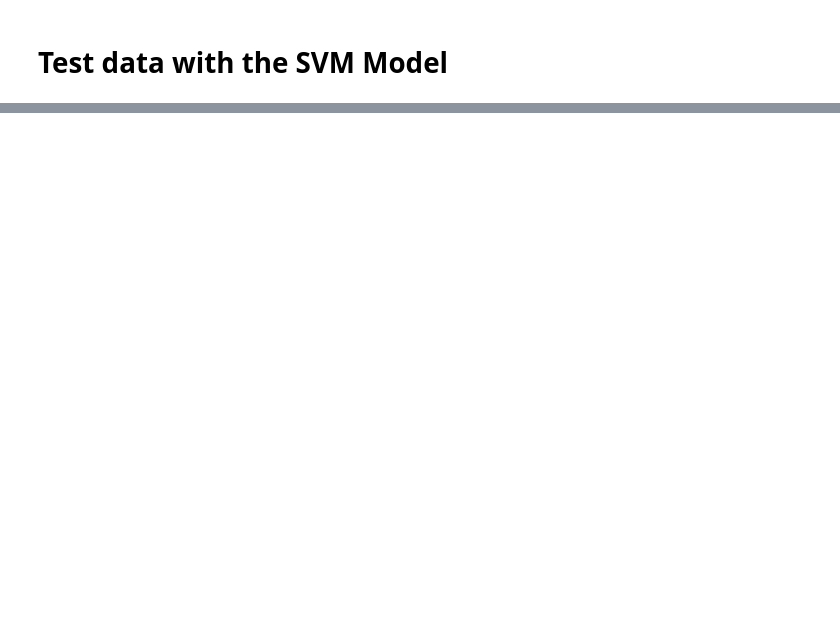
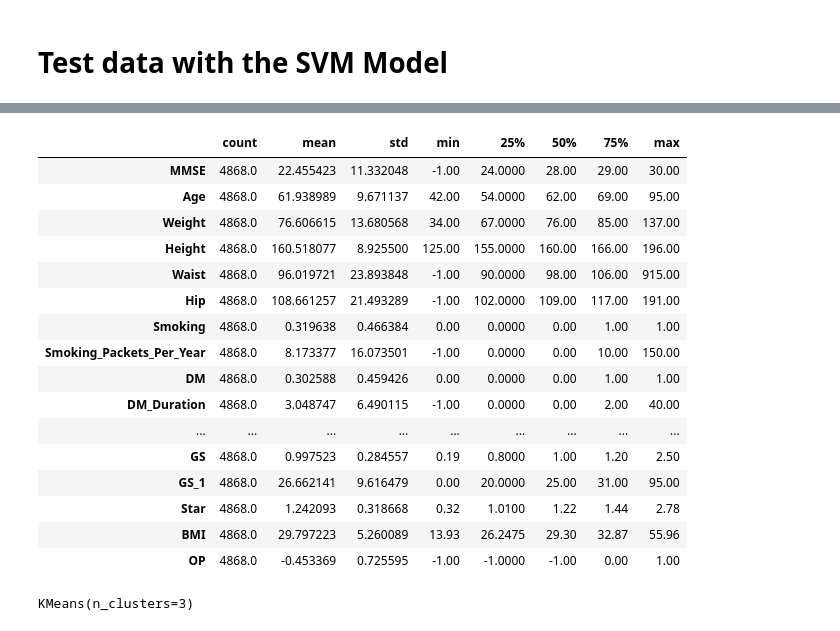
Before and after one commit to akutayaydin/Medical-Sarcopenia-Model, a Jupyter notebook: Sarcopenia_Model_vfinal.ipynb, the cells around one changed output, grey strips where cells are left out. Drawn from its saved outputs; the diff is of its cells as text; code cells hidden in the pictures; blank space fills up the shorter version.

```diff
--- a/Sarcopenia_Model_vfinal.ipynb
+++ b/Sarcopenia_Model_vfinal.ipynb
@@ -1301,0 +1283,20 @@ weighted avg       0.78      0.80      0.74       823
+# %%
+df_analyze.describe().T
+# %% [output]
+|  | count | mean | std | min | 25% | 50% | 75% | max |
+| MMSE | 4868.0 | 22.455423 | 11.332048 | -1.00 | 24.0000 | 28.00 | 29.00 | 30.00 |
+| Age | 4868.0 | 61.938989 | 9.671137 | 42.00 | 54.0000 | 62.00 | 69.00 | 95.00 |
+| Weight | 4868.0 | 76.606615 | 13.680568 | 34.00 | 67.0000 | 76.00 | 85.00 | 137.00 |
+| Height | 4868.0 | 160.518077 | 8.925500 | 125.00 | 155.0000 | 160.00 | 166.00 | 196.00 |
+| Waist | 4868.0 | 96.019721 | 23.893848 | -1.00 | 90.0000 | 98.00 | 106.00 | 915.00 |
+| Hip | 4868.0 | 108.661257 | 21.493289 | -1.00 | 102.0000 | 109.00 | 117.00 | 191.00 |
+| Smoking | 4868.0 | 0.319638 | 0.466384 | 0.00 | 0.0000 | 0.00 | 1.00 | 1.00 |
+| Smoking_Packets_Per_Year | 4868.0 | 8.173377 | 16.073501 | -1.00 | 0.0000 | 0.00 | 10.00 | 150.00 |
+| DM | 4868.0 | 0.302588 | 0.459426 | 0.00 | 0.0000 | 0.00 | 1.00 | 1.00 |
+| DM_Duration | 4868.0 | 3.048747 | 6.490115 | -1.00 | 0.0000 | 0.00 | 2.00 | 40.00 |
+| ... | ... | ... | ... | ... | ... | ... | ... | ... |
+| GS | 4868.0 | 0.997523 | 0.284557 | 0.19 | 0.8000 | 1.00 | 1.20 | 2.50 |
+| GS_1 | 4868.0 | 26.662141 | 9.616479 | 0.00 | 20.0000 | 25.00 | 31.00 | 95.00 |
+| Star | 4868.0 | 1.242093 | 0.318668 | 0.32 | 1.0100 | 1.22 | 1.44 | 2.78 |
+| BMI | 4868.0 | 29.797223 | 5.260089 | 13.93 | 26.2475 | 29.30 | 32.87 | 55.96 |
+| OP | 4868.0 | -0.453369 | 0.725595 | -1.00 | -1.0000 | -1.00 | 0.00 | 1.00 |
@@ -1301,0 +1305,5 @@ weighted avg       0.78      0.80      0.74       823
+# %%
+kmeans = KMeans(n_clusters = 3)
+kmeans.fit(df_analyze)
+# %% [output]
+KMeans(n_clusters=3)
```
Also changed, not shown: parts of 30 cells of this notebook.
